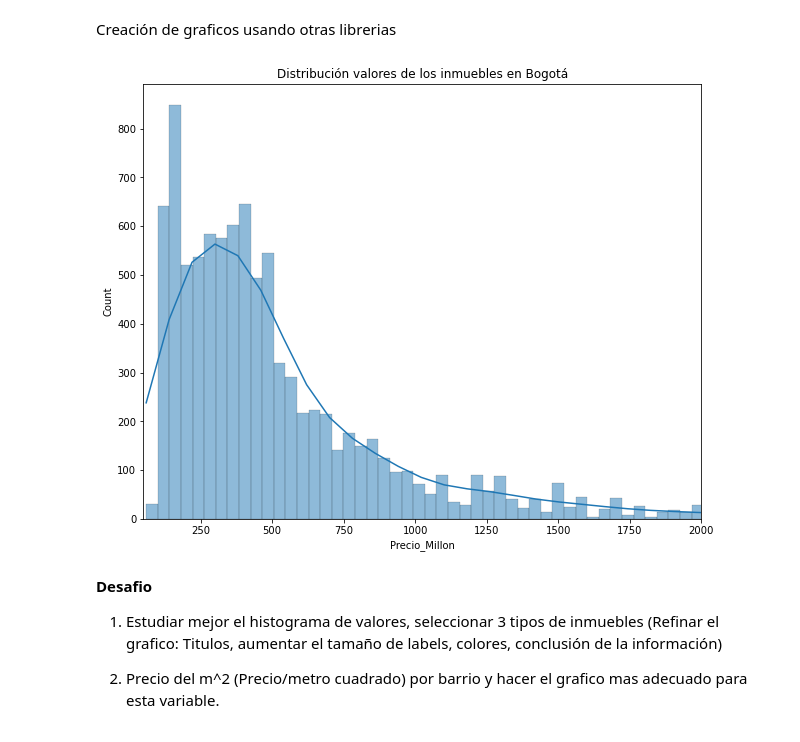
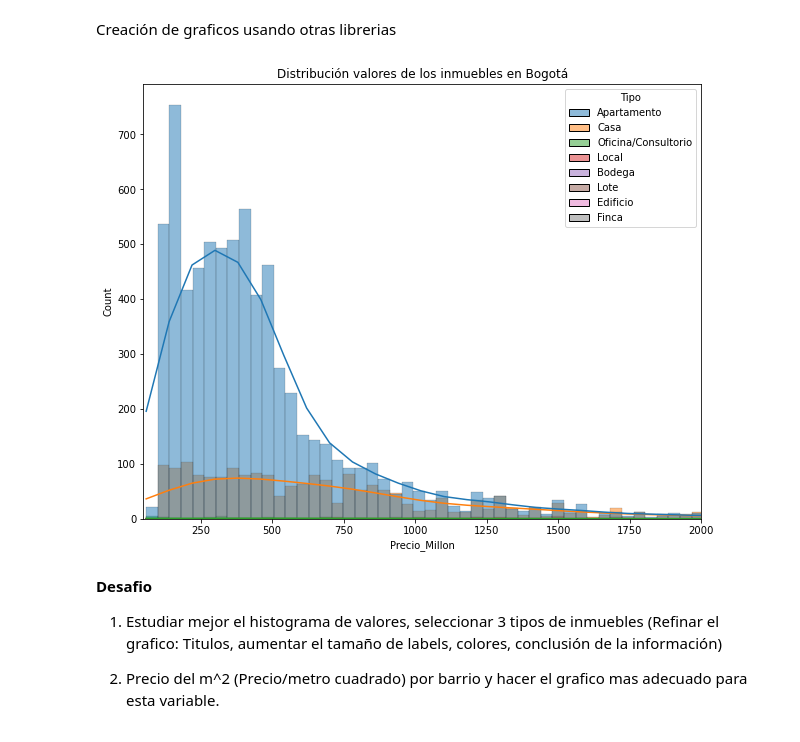
Before and after one commit to ErikLopez04/InmersionDatosPandas, a Jupyter notebook: pandas.ipynb, the cells around one changed output. Drawn from its saved outputs; the diff is of its cells as text; code cells hidden in the pictures.

```diff
--- a/pandas.ipynb
+++ b/pandas.ipynb
@@ -412,13 +412,15 @@ Creación de graficos usando otras librerias
 import seaborn as sns
 # %%
 plt.figure(figsize = (10,8))
-grafica = sns.histplot(data=df, x='Precio_Millon',kde = True)
+grafica = sns.histplot(data=df, x='Precio_Millon',kde = True, hue = 'Tipo')
 grafica.set_title('Distribución valores de los inmuebles en Bogotá')
 plt.xlim(50,2000)
-plt.savefig('Grafico1',format = 'png')
+
+#savefig para descargar la figura
+#plt.savefig('Grafico1',format = 'png')
 plt.show()
 # %% [output]
-[figure, old version]
+[figure, new version]
 # %% [markdown]
 **Desafio**
 
```
Also changed, not shown: parts of 10 cells of this notebook.
